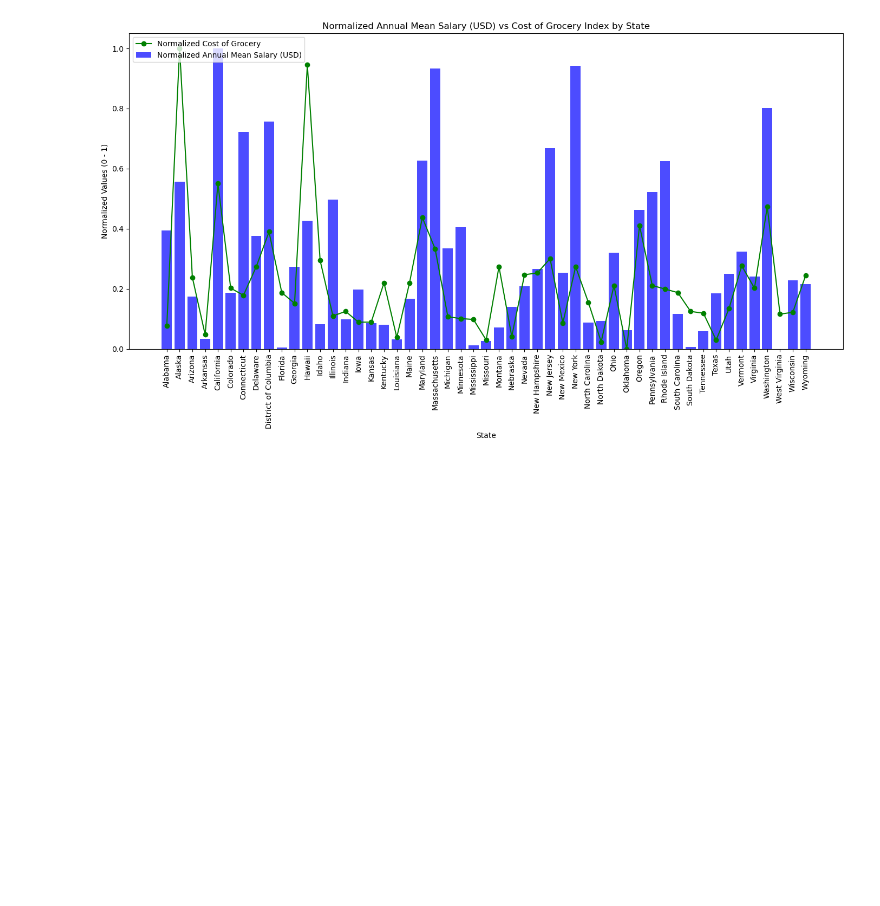
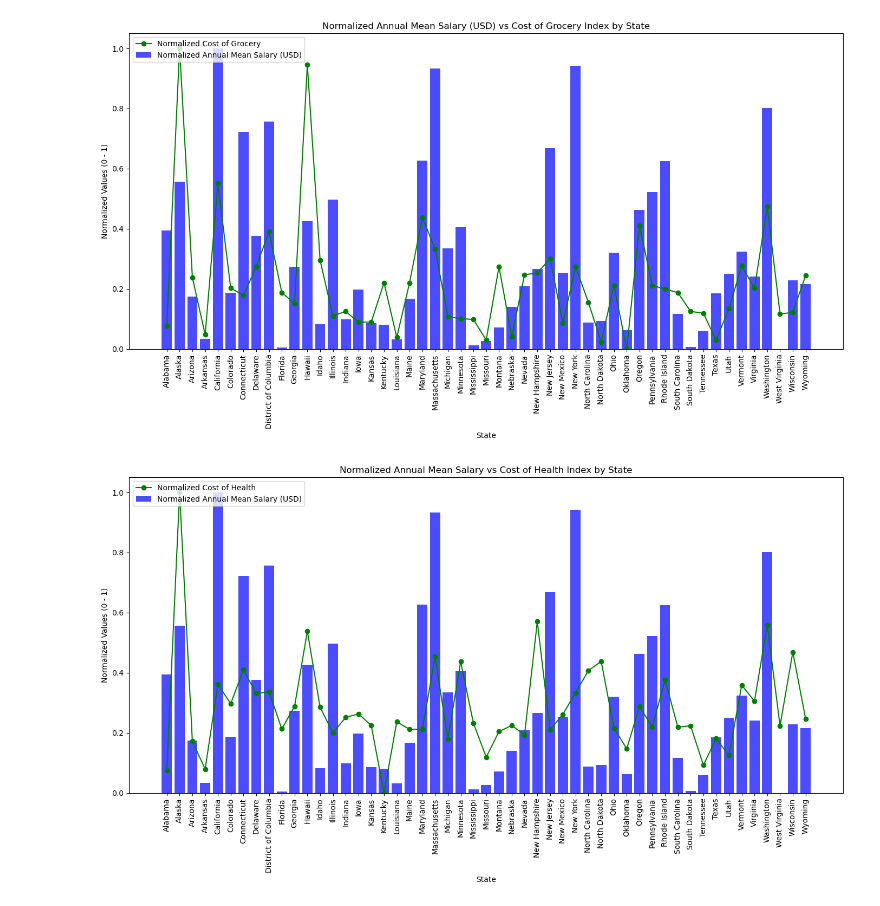
Before and after one commit to Fratu223/Teacher_Salary_Analysis, a Jupyter notebook: Notebooks/Visuals.ipynb, the cells around one changed output. Saved outputs shown, nothing was run; the diff lists cells and outputs as text; code cells hidden in the pictures; blank space fills up the shorter version.

Commit message:
Update Visuals.ipynb
Plotting the normalized teacher annual mean salary in USD vs the cost of health index by state for each every state + District of Columbia

```diff
--- a/Notebooks/Visuals.ipynb
+++ b/Notebooks/Visuals.ipynb
@@ -74,3 +74,22 @@ plt.tight_layout()
 plt.show()
 # %% [output]
 [figure]
+# %%
+# Plotting the normalized teacher annual mean salary in USD vs the cost of health index by state for each every state + District of Columbia
+
+df_combined['NormalizedCostOfLivingHealth'] = (df_combined['CostOfLivingIndexHealthCostsIndex'] - df_combined['CostOfLivingIndexHealthCostsIndex'].min()) / (df_combined['CostOfLivingIndexHealthCostsIndex'].max() - df_combined['CostOfLivingIndexHealthCostsIndex'].min())
+
+plt.figure(figsize=(14, 8))
+plt.bar(df_combined['state'], df_combined['NormalizedTeacherPay'], color='blue', alpha=0.7, label='Normalized Annual Mean Salary (USD)')
+plt.plot(df_combined['state'], df_combined['NormalizedCostOfLivingHealth'], color='green', marker='o', label='Normalized Cost of Health')
+
+plt.xticks(rotation=90)
+plt.xlabel('State')
+plt.ylabel('Normalized Values (0 - 1)')
+plt.title('Normalized Annual Mean Salary vs Cost of Health Index by State')
+
+plt.legend(loc='upper left')
+plt.tight_layout()
+plt.show()
+# %% [output]
+[figure, added]
```
